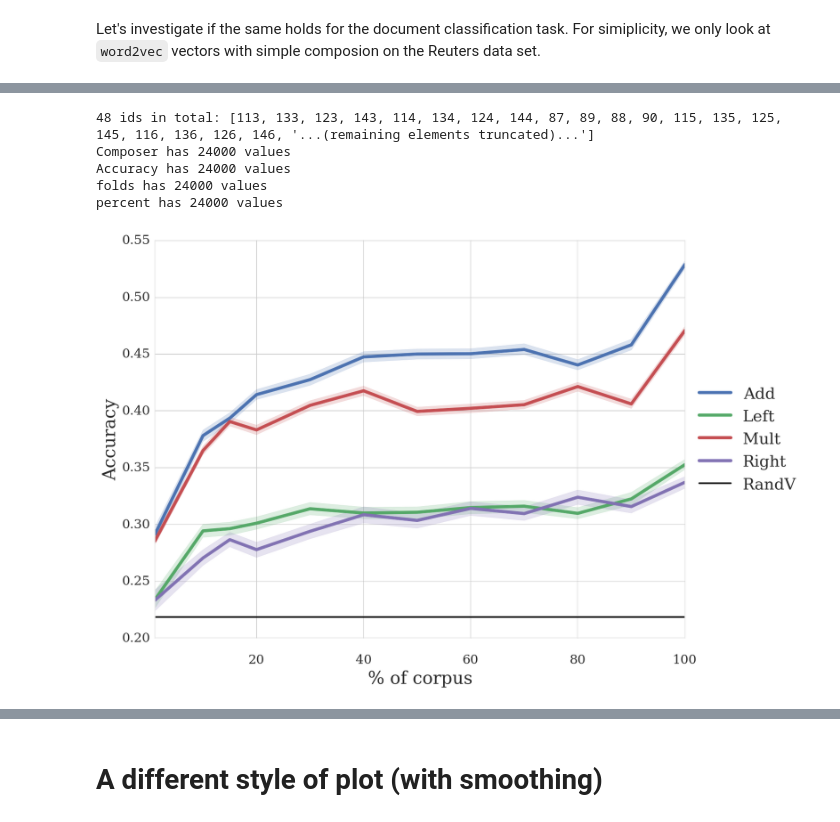
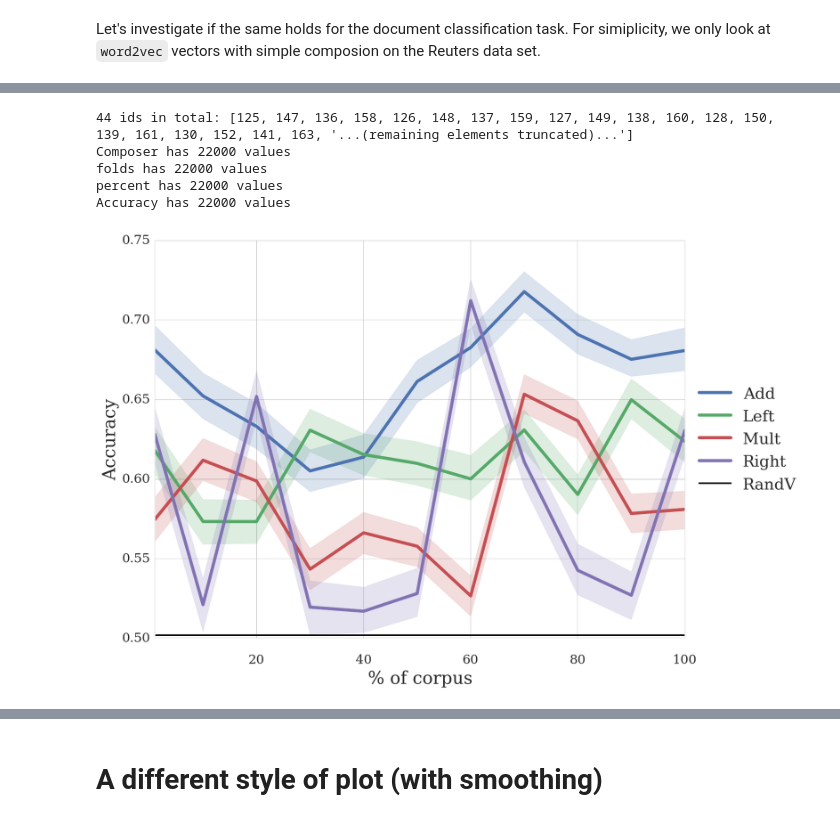
Before and after one commit to mbatchkarov/ExpLosion, a Jupyter notebook: notebooks/effect_of_unlabelled_size.ipynb, the cells around one changed output, grey strips where cells are left out. Cells and saved outputs as stored; diff of their text form; code cells hidden in the pictures.

Commit message:
reran all notebooks after rerunning experiments recently
also added a new learning curve for cleaned wiki corpus

```diff
--- a/notebooks/effect_of_unlabelled_size.ipynb
+++ b/notebooks/effect_of_unlabelled_size.ipynb
@@ -17,8 +17,8 @@ sns.categorical.bootstrap = my_bootstrap
 # %%
-def get_exp_ids_for_varying_amounts_of_unlabelled(corpus):
+def get_exp_ids_for_varying_amounts_of_unlabelled(lab_corpus, unlab='wiki'):
     query_dict = {'expansions__vectors__rep': 0,
                   'expansions__k':3,
-                  'labelled':corpus,
+                  'labelled':lab_corpus,
                 'expansions__use_similarity': 0,
                 'expansions__neighbour_strategy':'linear',
                 'expansions__vectors__dimensionality': 100,
@@ -29,23 +29,25 @@ def get_exp_ids_for_varying_amounts_of_unlabelled(corpus):
                 #           'vectors__unlabelled_percentage__in': [70,80], # todo remove this
                 'expansions__vectors__algorithm': 'word2vec',
                 'expansions__vectors__composer__in': ['Add', 'Mult', 'Left', 'Right'], # todo Verb???
-                'expansions__vectors__unlabelled': 'wiki',
+                'expansions__vectors__unlabelled': unlab,
                 'expansions__decode_handler': 'SignifiedOnlyFeatureHandler',
                 'expansions__noise': 0}
     return Experiment.objects.filter(**query_dict).order_by('expansions__vectors__unlabelled_percentage',
                                                            'expansions__vectors__composer').values_list('id', flat=True)
-def plot(corpus):
-    ids = get_exp_ids_for_varying_amounts_of_unlabelled(corpus)
+def plot(lab_corpus, unlab, token_count):
+    ids = get_exp_ids_for_varying_amounts_of_unlabelled(lab_corpus, unlab)
     print(len(ids), 'ids in total:', ids)
     cols = {'Composer':'expansions__vectors__composer',
-            'percent':'expansions__vectors__unlabelled_percentage'}
+            'percent':'expansions__vectors__unlabelled_percentage',
+            'unlab': 'expansions__vectors__unlabelled'}
     df = dataframe_from_exp_ids(ids, cols).convert_objects(convert_numeric=True)
-    ax = sns.tsplot(df, time='percent', condition='Composer', value='Accuracy',
-                    unit='folds', linewidth=4);
+    df['tokens'] = token_count * df.percent.values / 100
+    ax = sns.tsplot(df, time='tokens', condition='Composer', value='Accuracy',
+                    unit='folds', linewidth=4, ci=68);
     # remove axis labels
     ax.set(xlabel='% of corpus', ylabel='Accuracy')
 
     # random baseline
-    plt.axhline(random_vect_baseline(corpus), label='RandV', color='black')
+    plt.axhline(random_vect_baseline(lab_corpus), label='RandV', color='black')
     plt.legend(loc='center left',  bbox_to_anchor=(1, 0.5))
-    return df
+    return df, ax
@@ -52,10 +81,10 @@ def plot(corpus):
 # %%
-df = plot(corpus='amazon_grouped-tagged')
-plt.savefig('plot-w2v_learning_curve_amazon.pdf', format='pdf', dpi=300, bbox_inches='tight', pad_inches=0.1)
+plot(lab_corpus='reuters21578/r8-tagged-grouped')
+plt.savefig('plot-w2v_learning_curve_r2.pdf', format='pdf', dpi=300, bbox_inches='tight', pad_inches=0.1)
 # %% [output]
-48 ids in total: [113, 133, 123, 143, 114, 134, 124, 144, 87, 89, 88, 90, 115, 135, 125, 145, 116, 136, 126, 146, '...(remaining elements truncated)...']
-Composer has 24000 values
-Accuracy has 24000 values
-folds has 24000 values
-percent has 24000 values
+44 ids in total: [125, 147, 136, 158, 126, 148, 137, 159, 127, 149, 138, 160, 128, 150, 139, 161, 130, 152, 141, 163, '...(remaining elements truncated)...']
+Composer has 22000 values
+folds has 22000 values
+percent has 22000 values
+Accuracy has 22000 values
-[figure, old version]
+[figure, new version]
```
Also changed, not shown: parts of 6 cells of this notebook, 13 other files.
